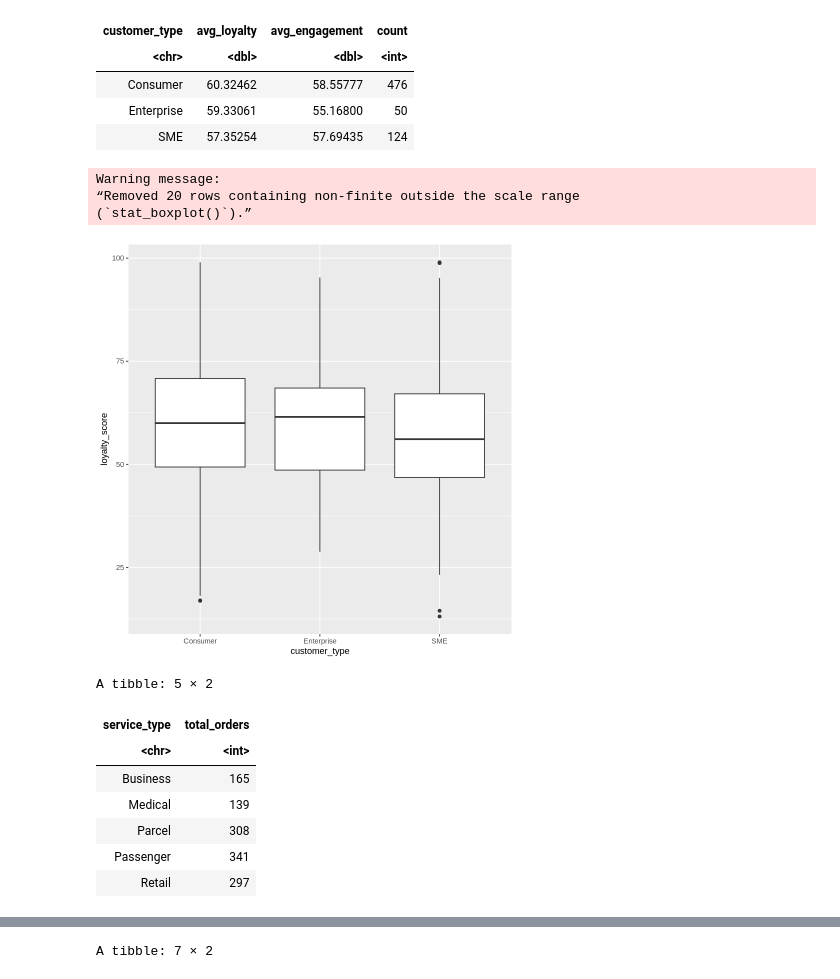
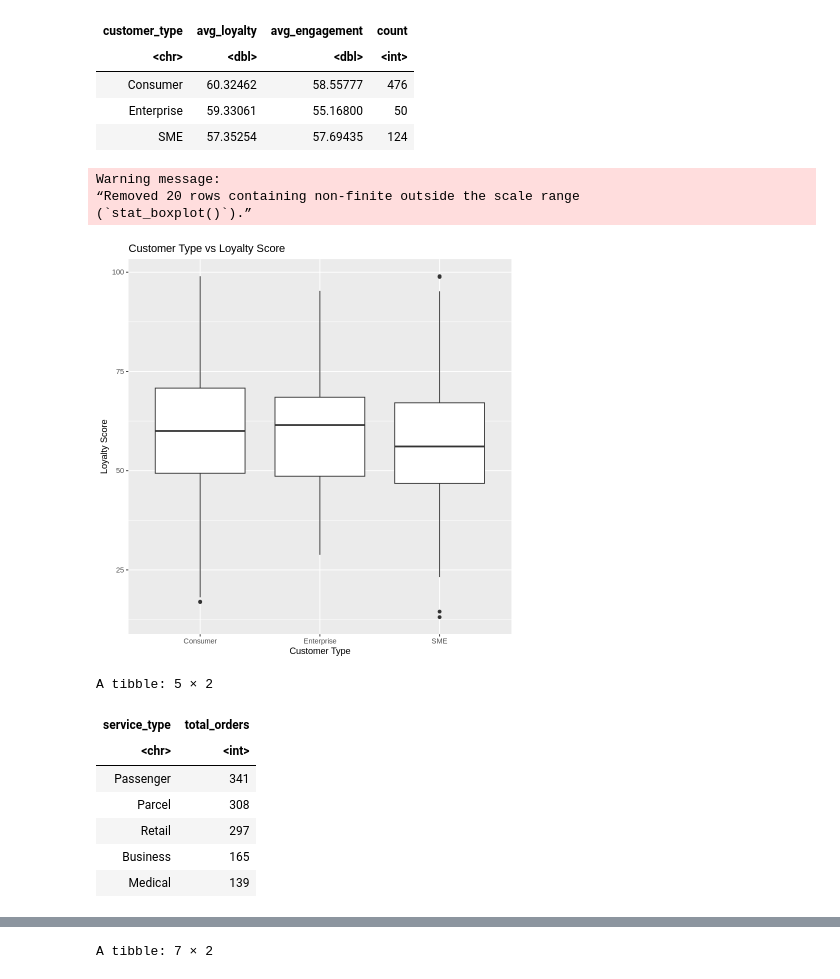
Before and after one commit to fathmafidzz2004-hash/CourseWorkRepository, a Jupyter notebook: NorthStar_R_Analytics.ipynb, the cells around one changed output, grey strips where cells are left out. Saved outputs shown, nothing was run; the diff lists cells and outputs as text; code cells hidden in the pictures.

```diff
--- a/NorthStar_R_Analytics.ipynb
+++ b/NorthStar_R_Analytics.ipynb
@@ -54,10 +31,12 @@ list.files(recursive = TRUE)
 # %%
-customers <- read.csv("northstar_dataset/customers.csv")
-orders <- read.csv("northstar_dataset/orders.csv")
-drivers <- read.csv("northstar_dataset/drivers.csv")
-vehicles <- read.csv("northstar_dataset/vehicles.csv")
-complaints <- read.csv("northstar_dataset/complaints.csv")
-incidents <- read.csv("northstar_dataset/incidents.csv")
-hubs <- read.csv("northstar_dataset/hubs.csv")
-app_events <- read.csv("northstar_dataset/app_events.csv")
+unzip("/content/northstar_dataset.zip", exdir = "/content/data")
+
+customers <- read.csv("/content/data/northstar_dataset/customers.csv")
+orders <- read.csv("/content/data/northstar_dataset/orders.csv")
+drivers <- read.csv("/content/data/northstar_dataset/drivers.csv")
+vehicles <- read.csv("/content/data/northstar_dataset/vehicles.csv")
+complaints <- read.csv("/content/data/northstar_dataset/complaints.csv")
+incidents <- read.csv("/content/data/northstar_dataset/incidents.csv")
+hubs <- read.csv("/content/data/northstar_dataset/hubs.csv")
+app_events <- read.csv("/content/data/northstar_dataset/app_events.csv")
 # %%
@@ -120,22 +89,28 @@ A tibble: 3 × 4
 | SME | 57.35254 | 57.69435 | 124 |
 # %%
 ggplot(customers, aes(x = customer_type, y = loyalty_score)) +
-  geom_boxplot()
+  geom_boxplot() +
+  labs(title = "Customer Type vs Loyalty Score",
+       x = "Customer Type",
+       y = "Loyalty Score")
 # %% [output]
 Warning message:
 “Removed 20 rows containing non-finite outside the scale range
 (`stat_boxplot()`).”
-[figure, old version]
+[figure, new version]
 # %%
-orders %>%
+orders_summary <- orders %>%
   group_by(service_type) %>%
-  summarise(total_orders = n())
+  summarise(total_orders = n()) %>%
+  arrange(desc(total_orders))
+
+orders_summary
 # %% [output]
 A tibble: 5 × 2
 | service_type | total_orders |
 | <chr> | <int> |
+| Passenger | 341 |
+| Parcel | 308 |
+| Retail | 297 |
 | Business | 165 |
 | Medical | 139 |
-| Parcel | 308 |
-| Passenger | 341 |
-| Retail | 297 |
```
Also changed, not shown: parts of 15 cells of this notebook.
